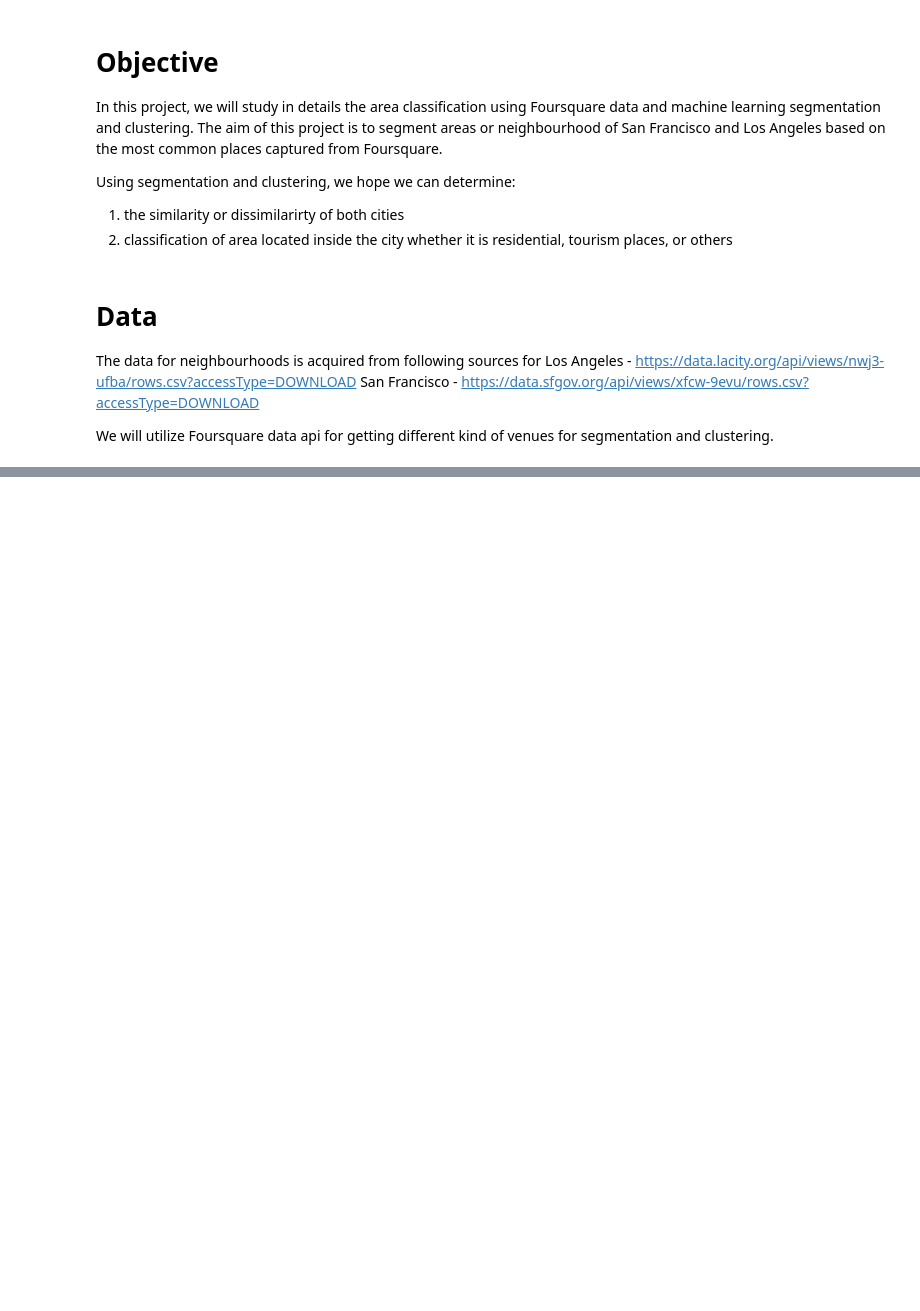
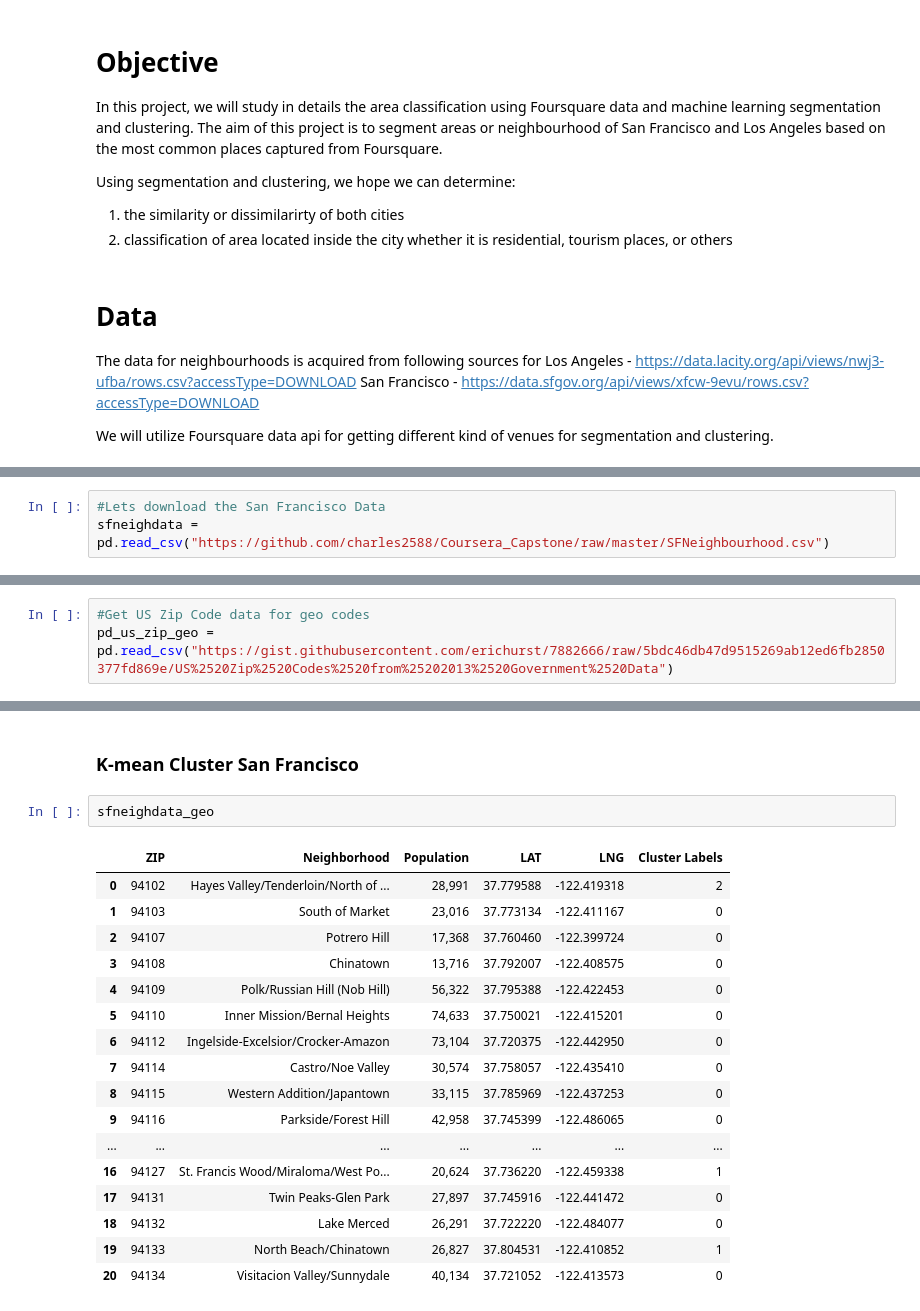
Before and after one commit to charles2588/Coursera_Capstone, a Jupyter notebook: Capstone Project.ipynb, the cells around one changed output, grey strips where cells are left out. Cells and saved outputs as stored; diff of their text form; blank space fills up the shorter version.

```diff
--- a/Capstone Project.ipynb
+++ b/Capstone Project.ipynb
@@ -48,0 +56,3 @@ We will utilize Foursquare data api for getting different kind of venues for seg
+# %%
+#Lets download the San Francisco Data
+sfneighdata = pd.read_csv("https://github.com/charles2588/Coursera_Capstone/raw/master/SFNeighbourhood.csv")
@@ -48,0 +112,3 @@ We will utilize Foursquare data api for getting different kind of venues for seg
+# %%
+#Get US Zip Code data for geo codes
+pd_us_zip_geo = pd.read_csv("https://gist.githubusercontent.com/erichurst/7882666/raw/5bdc46db47d9515269ab12ed6fb2850377fd869e/US%2520Zip%2520Codes%2520from%25202013%2520Government%2520Data")
@@ -48,0 +657,22 @@ We will utilize Foursquare data api for getting different kind of venues for seg
+# %% [markdown]
+<h3><a id="kmeanSF">K-mean Cluster San Francisco</a></h3>
+# %%
+sfneighdata_geo
+# %% [output]
+|  | ZIP | Neighborhood | Population | LAT | LNG | Cluster Labels |
+| 0 | 94102 | Hayes Valley/Tenderloin/North of ... | 28,991 | 37.779588 | -122.419318 | 2 |
+| 1 | 94103 | South of Market | 23,016 | 37.773134 | -122.411167 | 0 |
+| 2 | 94107 | Potrero Hill | 17,368 | 37.760460 | -122.399724 | 0 |
+| 3 | 94108 | Chinatown | 13,716 | 37.792007 | -122.408575 | 0 |
+| 4 | 94109 | Polk/Russian Hill (Nob Hill) | 56,322 | 37.795388 | -122.422453 | 0 |
+| 5 | 94110 | Inner Mission/Bernal Heights | 74,633 | 37.750021 | -122.415201 | 0 |
+| 6 | 94112 | Ingelside-Excelsior/Crocker-Amazon | 73,104 | 37.720375 | -122.442950 | 0 |
+| 7 | 94114 | Castro/Noe Valley | 30,574 | 37.758057 | -122.435410 | 0 |
+| 8 | 94115 | Western Addition/Japantown | 33,115 | 37.785969 | -122.437253 | 0 |
+| 9 | 94116 | Parkside/Forest Hill | 42,958 | 37.745399 | -122.486065 | 0 |
+| ... | ... | ... | ... | ... | ... | ... |
+| 16 | 94127 | St. Francis Wood/Miraloma/West Po... | 20,624 | 37.736220 | -122.459338 | 1 |
+| 17 | 94131 | Twin Peaks-Glen Park | 27,897 | 37.745916 | -122.441472 | 0 |
+| 18 | 94132 | Lake Merced | 26,291 | 37.722220 | -122.484077 | 0 |
+| 19 | 94133 | North Beach/Chinatown | 26,827 | 37.804531 | -122.410852 | 1 |
+| 20 | 94134 | Visitacion Valley/Sunnydale | 40,134 | 37.721052 | -122.413573 | 0 |
```
Also changed, not shown: parts of 73 cells of this notebook.
